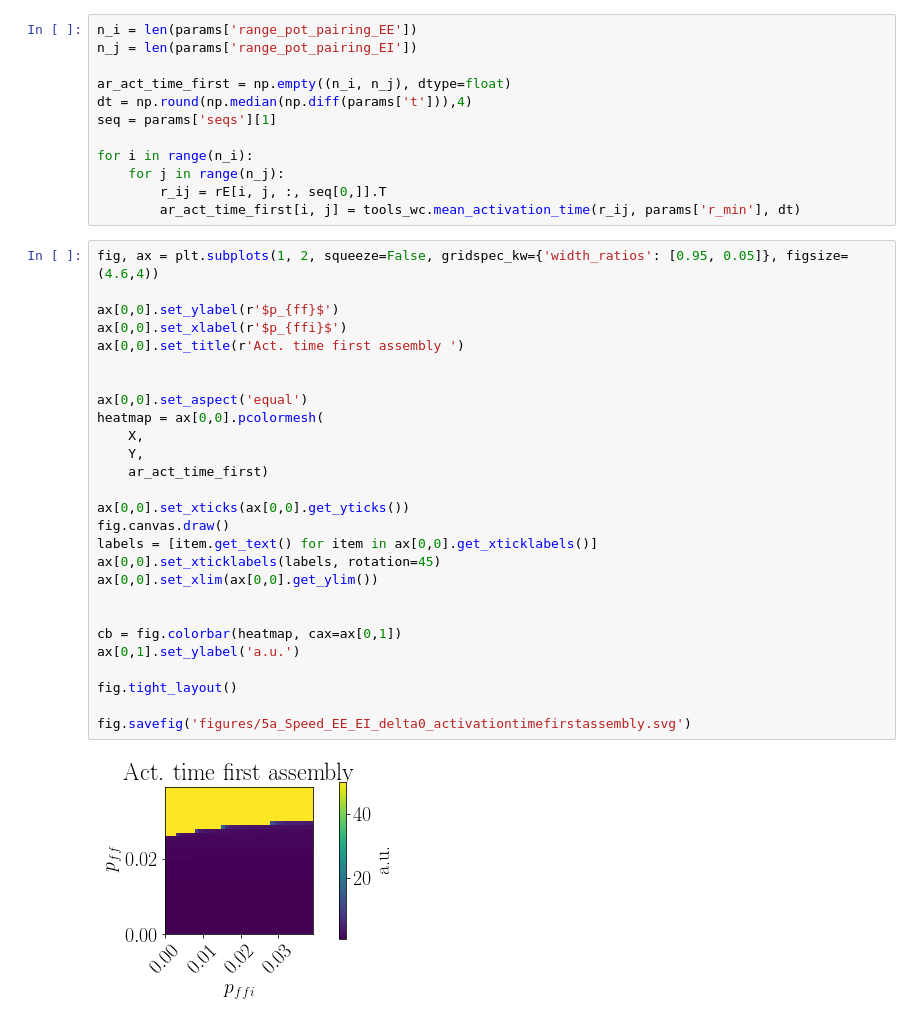
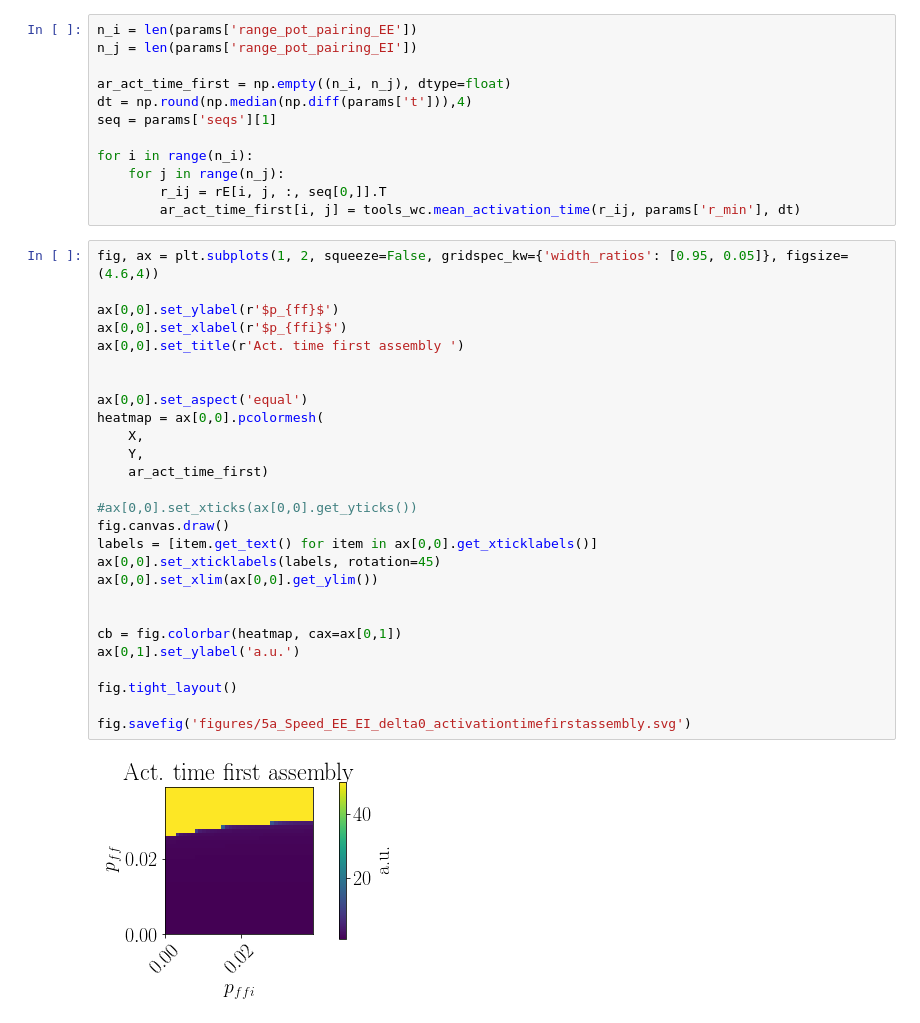
Before and after one commit to tristanstoeber/sequence_competition_cooperation, a Jupyter notebook: 5a_SpeedOfCooperatingSequences_WithFfInhibition.ipynb, the cells around one changed output. Cells and saved outputs as stored; diff of their text form.

```diff
--- a/5a_SpeedOfCooperatingSequences_WithFfInhibition.ipynb
+++ b/5a_SpeedOfCooperatingSequences_WithFfInhibition.ipynb
@@ -349,29 +349,29 @@ for i in range(n_i):
 # %%
 fig, ax = plt.subplots(1, 2, squeeze=False, gridspec_kw={'width_ratios': [0.95, 0.05]}, figsize=(4.6,4))
 
 ax[0,0].set_ylabel(r'$p_{ff}$')
 ax[0,0].set_xlabel(r'$p_{ffi}$')
 ax[0,0].set_title(r'Act. time first assembly ')
 
 
 ax[0,0].set_aspect('equal')
 heatmap = ax[0,0].pcolormesh(
     X,
     Y,
     ar_act_time_first)
 
-ax[0,0].set_xticks(ax[0,0].get_yticks())
+#ax[0,0].set_xticks(ax[0,0].get_yticks())
 fig.canvas.draw()
 labels = [item.get_text() for item in ax[0,0].get_xticklabels()]
 ax[0,0].set_xticklabels(labels, rotation=45)
 ax[0,0].set_xlim(ax[0,0].get_ylim())
 
 
 cb = fig.colorbar(heatmap, cax=ax[0,1])
 ax[0,1].set_ylabel('a.u.')
 
 fig.tight_layout()
 
 fig.savefig('figures/5a_Speed_EE_EI_delta0_activationtimefirstassembly.svg')
 # %% [output]
-[figure, old version]
+[figure, new version]
```
Also changed, not shown: 2 other files.
